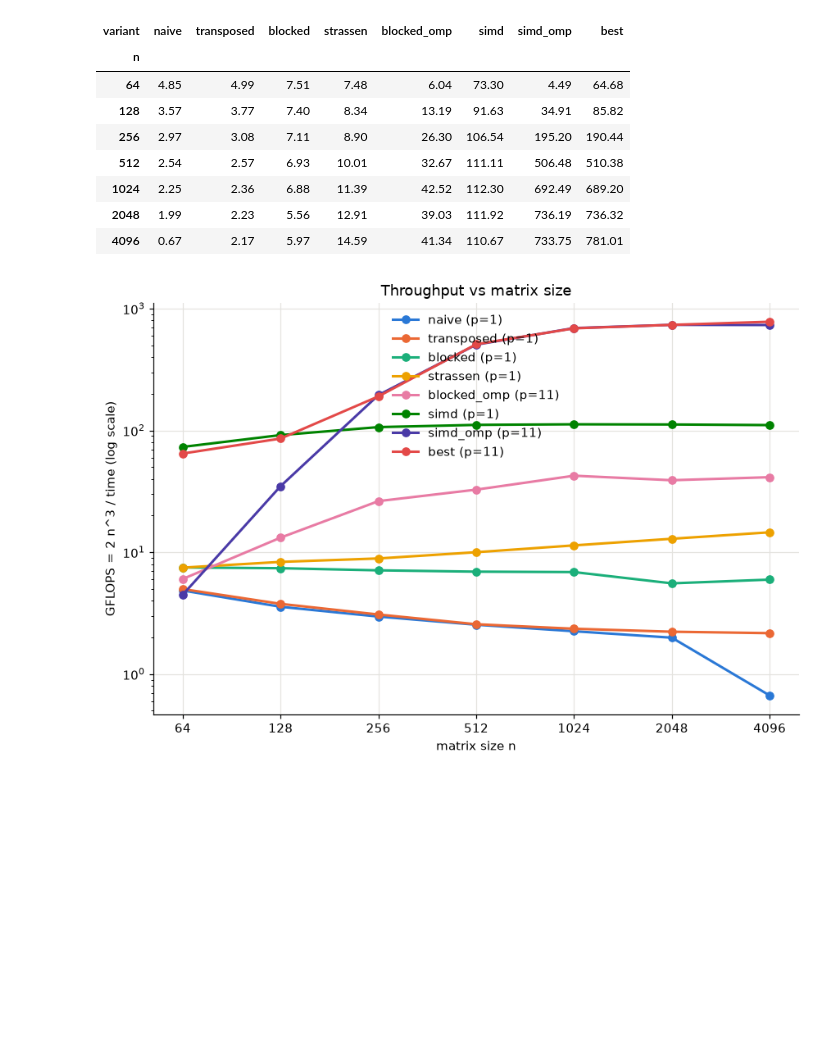
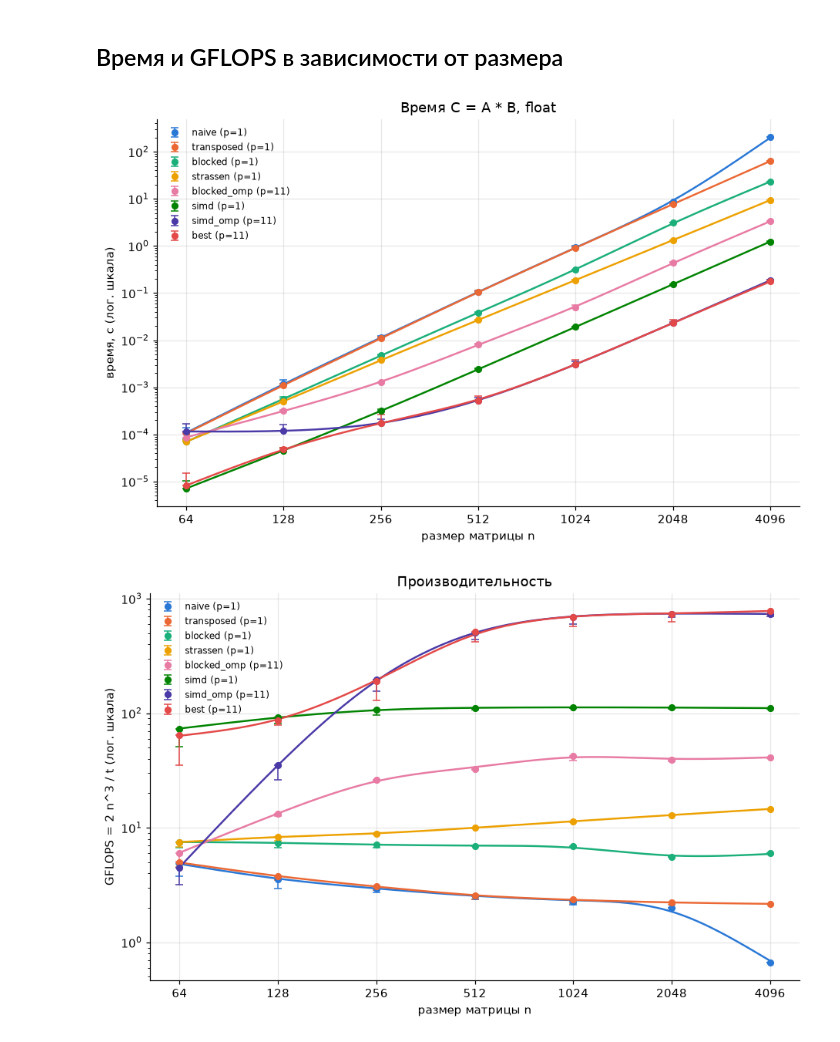
Before and after one commit to vabaldin/parallel-programming, a Jupyter notebook: lab_1/plots.ipynb, the cells around one changed output. Drawn from its saved outputs; the diff is of its cells as text; code cells hidden in the pictures; blank space fills up the shorter version.

```diff
--- a/lab_1/plots.ipynb
+++ b/lab_1/plots.ipynb
@@ -87,28 +57,37 @@ fig.savefig(RESULTS / "time_vs_size.png")
-# %%
-gflops = sizes.pivot(index="n", columns="variant", values="gflops")[times.columns]
-fig, ax = plt.subplots(figsize=(8, 5.5))
-for v in gflops.columns:
-    s = gflops[v].dropna()
-    ax.plot(s.index, s.values, marker="o", color=COLORS[v],
-            label=f"{v} (p={threads[v]})")
-ax.set_xscale("log", base=2)
-ax.set_yscale("log")
-ax.set_xticks(gflops.index, [str(n) for n in gflops.index])
-ax.set_xlabel("matrix size n")
-ax.set_ylabel("GFLOPS = 2 n^3 / time (log scale)")
-ax.set_title("Throughput vs matrix size")
-ax.legend(frameon=False)
-fig.tight_layout()
-fig.savefig(RESULTS / "gflops_vs_size.png")
-gflops.round(2)
-# %% [output]
-| variant | naive | transposed | blocked | strassen | blocked_omp | simd | simd_omp | best |
-| n |  |  |  |  |  |  |  |  |
-| 64 | 4.85 | 4.99 | 7.51 | 7.48 | 6.04 | 73.30 | 4.49 | 64.68 |
-| 128 | 3.57 | 3.77 | 7.40 | 8.34 | 13.19 | 91.63 | 34.91 | 85.82 |
-| 256 | 2.97 | 3.08 | 7.11 | 8.90 | 26.30 | 106.54 | 195.20 | 190.44 |
-| 512 | 2.54 | 2.57 | 6.93 | 10.01 | 32.67 | 111.11 | 506.48 | 510.38 |
-| 1024 | 2.25 | 2.36 | 6.88 | 11.39 | 42.52 | 112.30 | 692.49 | 689.20 |
-| 2048 | 1.99 | 2.23 | 5.56 | 12.91 | 39.03 | 111.92 | 736.19 | 736.32 |
-| 4096 | 0.67 | 2.17 | 5.97 | 14.59 | 41.34 | 110.67 | 733.75 | 781.01 |
-[figure, removed]
+# %% [markdown]
+## Время и GFLOPS в зависимости от размера
+# %%
+def plot_sizes(metric, ylabel, title, fname):
+    fig, ax = plt.subplots(figsize=(8.5, 5.5))
+    for v in ORDER:
+        g = sizes[sizes.variant == v].sort_values("n")
+        n = g.n.to_numpy(float)
+        t, mean = g.min_s.to_numpy(), g.mean_s.to_numpy()
+        ns = np.geomspace(n.min(), n.max(), 200)
+        tf = fit_loglog(n, t, ns)
+        if metric == "time":
+            y, other, curve = t, mean, tf
+        else:
+            y, other, curve = 2e-9 * n**3 / t, 2e-9 * n**3 / mean, 2e-9 * ns**3 / tf
+        errorbar(ax, n, y, other, COLORS[v], f"{v} (p={g.threads.iloc[0]})")
+        ax.plot(ns, curve, color=COLORS[v], lw=1.6)
+    ticks = sorted(sizes.n.unique())
+    ax.set_xscale("log", base=2)
+    ax.set_yscale("log")
+    ax.set_xticks(ticks, [str(n) for n in ticks])
+    ax.set_xlabel("размер матрицы n")
+    ax.set_ylabel(ylabel)
+    ax.set_title(title)
+    ax.legend(fontsize=8, frameon=False)
+    fig.tight_layout()
+    fig.savefig(RESULTS / fname)
+    plt.show()
+
+
+plot_sizes("time", "время, с (лог. шкала)", "Время C = A * B, float",
+           "time_vs_size.png")
+plot_sizes("gflops", "GFLOPS = 2 n^3 / t (лог. шкала)", "Производительность",
+           "gflops_vs_size.png")
+# %% [output]
+[figure, added]
+[figure, added]
```
Also changed, not shown: parts of 11 cells of this notebook, 5 other files.
